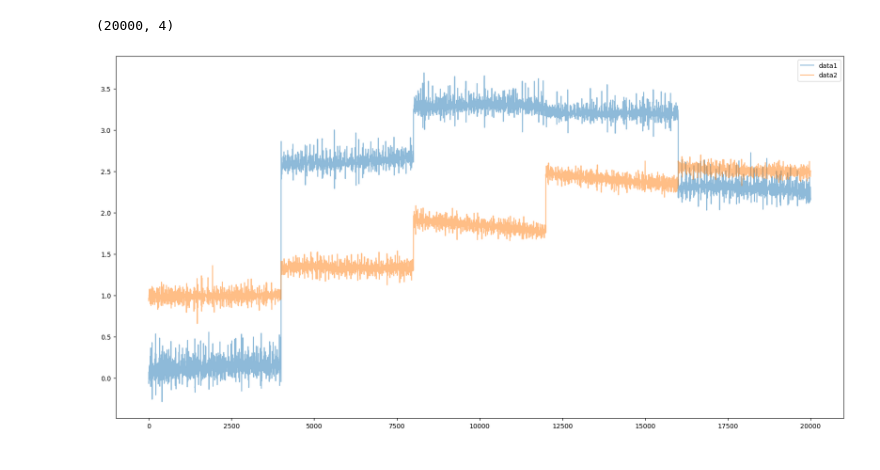
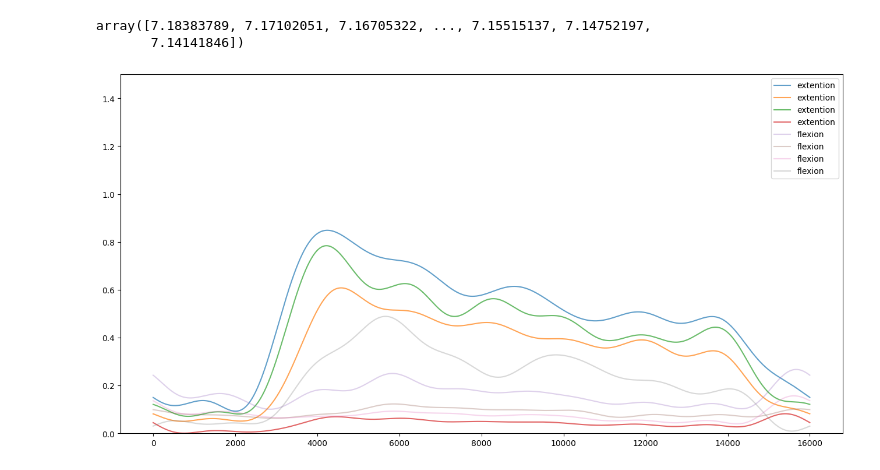
Before and after one commit to greedypelican/EMG_data_analysis, a Jupyter notebook: data_preprocessing_inperson.ipynb, the cells around one changed output. Cells and saved outputs as stored; diff of their text form; code cells hidden in the pictures.

```diff
--- a/data_preprocessing_inperson.ipynb
+++ b/data_preprocessing_inperson.ipynb
@@ -58,10 +63,11 @@ for i in range(40): # data1 to data40
 
         c+=1
         #print('i:{} j:{} c:{}'.format(i+1,j+1,c))
-# %%
-data1_Rest_signal.shape
-# %% [output]
-(20000, 4)
+# %%
+data1_Rest_1_signal[:,2]
+# %% [output]
+array([7.18383789, 7.17102051, 7.16705322, ..., 7.15515137, 7.14752197,
+       7.14141846])
 # %%
 for i in range(40):
     for g in gesture_names:
@@ -70,10 +83,11 @@ for i in range(40):
 # %%
-fig = plt.figure(figsize=(20,10))
+fig = plt.figure(figsize=(16,8))
 ax = fig.add_subplot(111)
-ax.plot(data21_Rest_signal[:,0],label='data1',alpha=0.5)
-ax.plot(data32_Rest_signal[:,0],label='data2',alpha=0.5)
+ax.plot(data4_Extension_1_filtered,label='extention',alpha=0.7)
+ax.plot(data4_Flexion_1_filtered,label='flexion',alpha=0.3)
 
+ax.set_ylim([0,1.5])
 plt.legend()
 plt.show()
 # %% [output]
-[figure, old version]
+[figure, new version]
```
Also changed, not shown: parts of 4 cells of this notebook.
